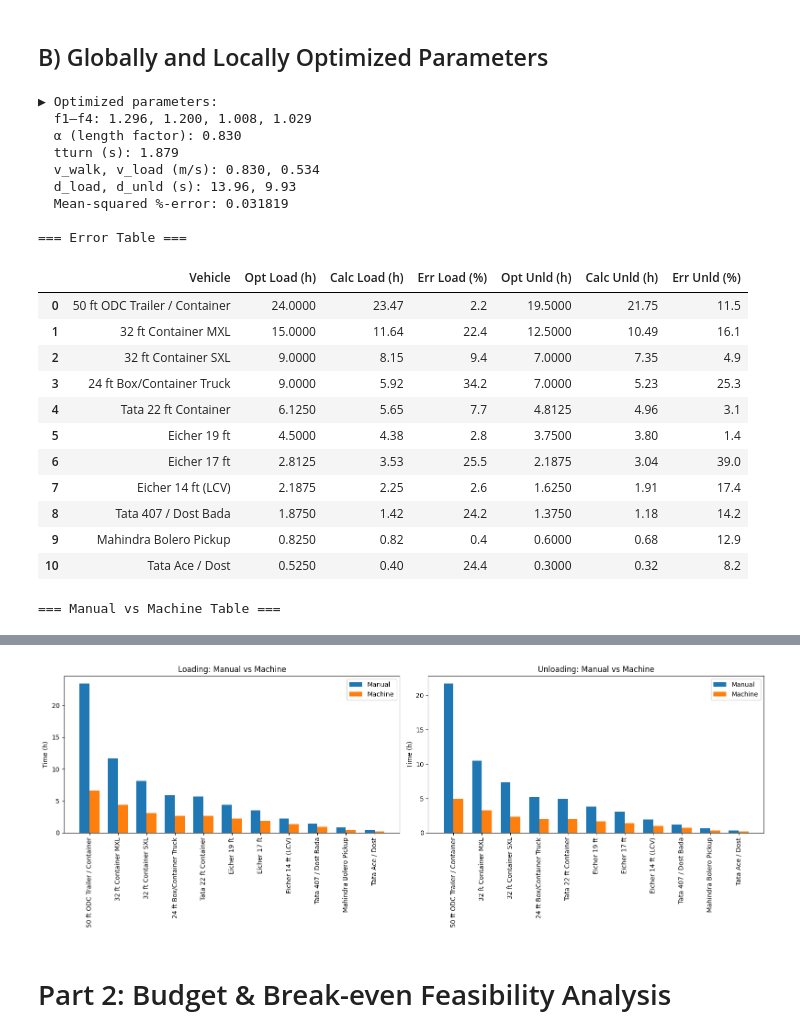
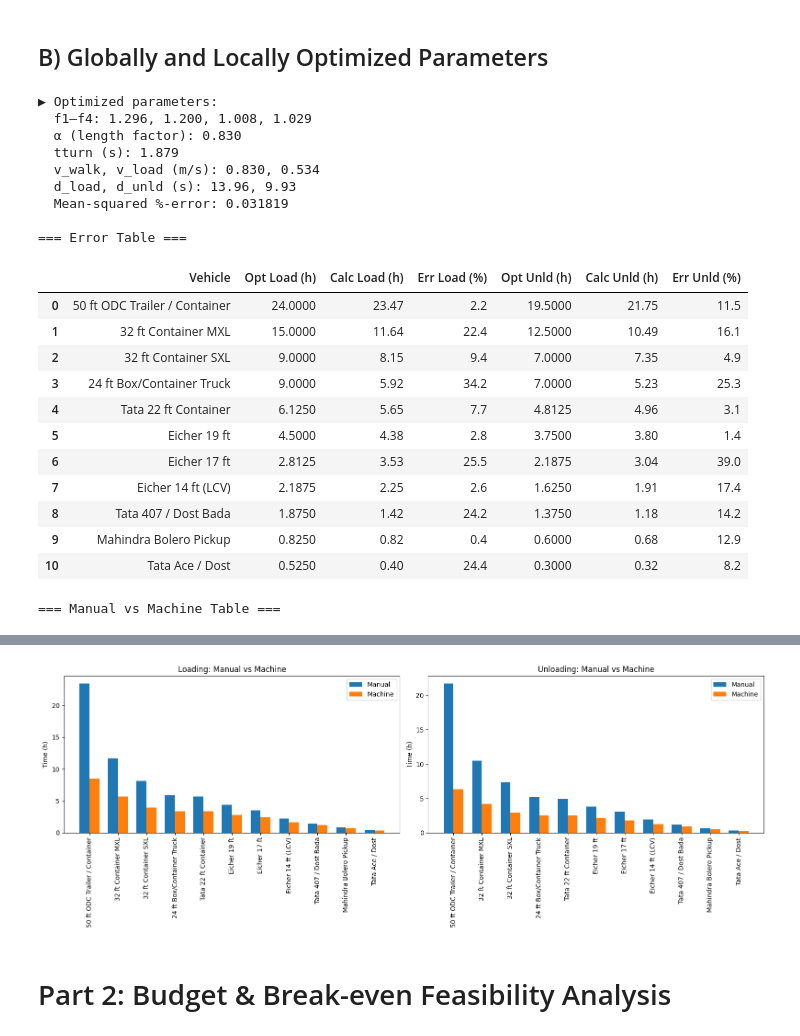
Before and after one commit to arupmahatha-dtdc/Vehicle-Loading-Unloading-Analysis, a Jupyter notebook: Vehicle_Loading_Unloading_Analysis.ipynb, the cells around one changed output, grey strips where cells are left out. Drawn from its saved outputs; the diff is of its cells as text; code cells hidden in the pictures.

```diff
--- a/Vehicle_Loading_Unloading_Analysis.ipynb
+++ b/Vehicle_Loading_Unloading_Analysis.ipynb
@@ -58,6 +58,7 @@ SPEED_WITHOUT_LOAD = 0.9   # m/s
 SPEED_WITH_LOAD    = 0.67  # m/s
 LOADING_DELAY      = 13.8  # s/parcel
 UNLOADING_DELAY    = 10.21 # s/parcel
+MACHINE_BUFFER     = 1.25  # 25% buffer factor for machine loading/unloading
 
 # 3. Compute times given parameters [f1,f2,f3,f4, alpha, tturn]
 def compute_times(params):
@@ -80,9 +81,9 @@ def compute_times(params):
         # handling time (hr)
         load_hr = (LOADING_DELAY + tturn)   * n * fm / 3600
         unld_hr = (UNLOADING_DELAY + tturn) * n * fm / 3600
-        # machine times (hr)
-        machL = (LOADING_DELAY + tturn)   * n / 3600
-        machU = (UNLOADING_DELAY + tturn) * n / 3600
+        # machine times (hr) -- now also include fatigue multiplier and buffer
+        machL = ((LOADING_DELAY + tturn)   * n * fm / 3600) * MACHINE_BUFFER
+        machU = ((UNLOADING_DELAY + tturn) * n * fm / 3600) * MACHINE_BUFFER
 
         manual_load.append(walk_hr + load_hr)
         manual_unld.append(walk_hr + unld_hr)
@@ -229,6 +230,8 @@ plt.show()
 # %%
 # 2. Compute times given all parameters as variables:
 # params = [f1,f2,f3,f4, alpha, tturn, v_walk, v_load, delay_load, delay_unld]
+MACHINE_BUFFER = 1.25  # 25% buffer factor for machine loading/unloading
+
 def compute_times(params):
     f1, f2, f3, f4, alpha, tturn, v_walk, v_load, d_load, d_unld = params
     manual_load, manual_unld = [], []
@@ -240,8 +243,8 @@ def compute_times(params):
         walk_hr = ((d/v_walk) + (d/v_load)) * n * fm / 3600
         load_hr = (d_load + tturn)   * n * fm / 3600
         unld_hr = (d_unld + tturn)  * n * fm / 3600
-        machL = (d_load + tturn)   * n / 3600
-        machU = (d_unld + tturn)   * n / 3600
+        machL = ((d_load + tturn)   * n * fm / 3600) * MACHINE_BUFFER
+        machU = ((d_unld + tturn)   * n * fm / 3600) * MACHINE_BUFFER
         manual_load.append(walk_hr + load_hr)
         manual_unld.append(walk_hr + unld_hr)
         machine_load.append(machL)
@@ -389,3 +392,3 @@ plt.show()
-[figure, old version]
+[figure, new version]
 # %% [markdown]
 # Part 2: Budget & Break-even Feasibility Analysis
```
Also changed, not shown: parts of 6 cells of this notebook.
